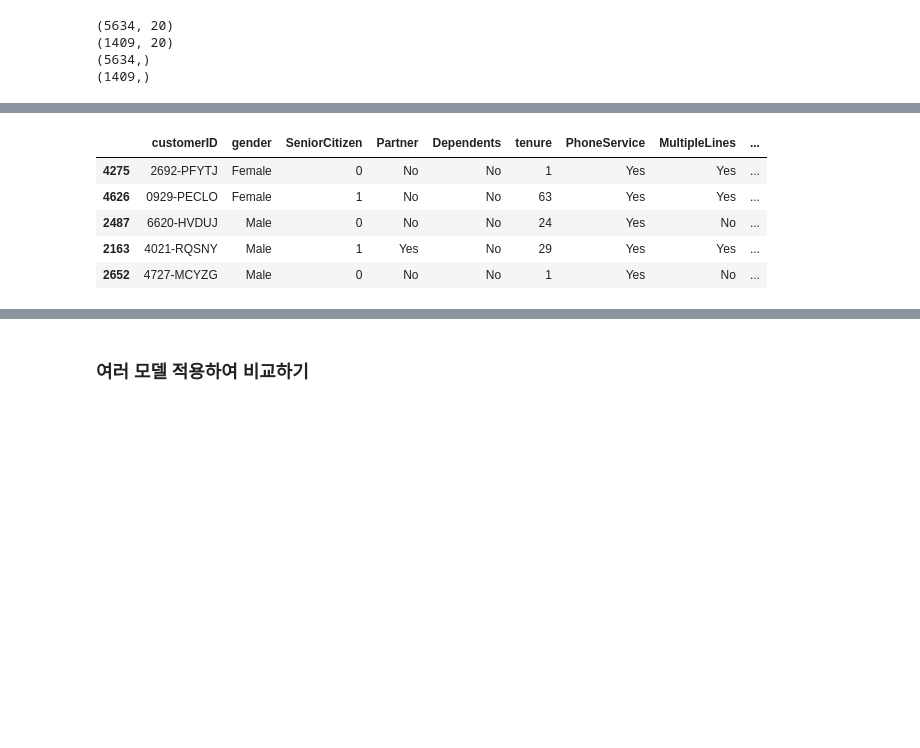
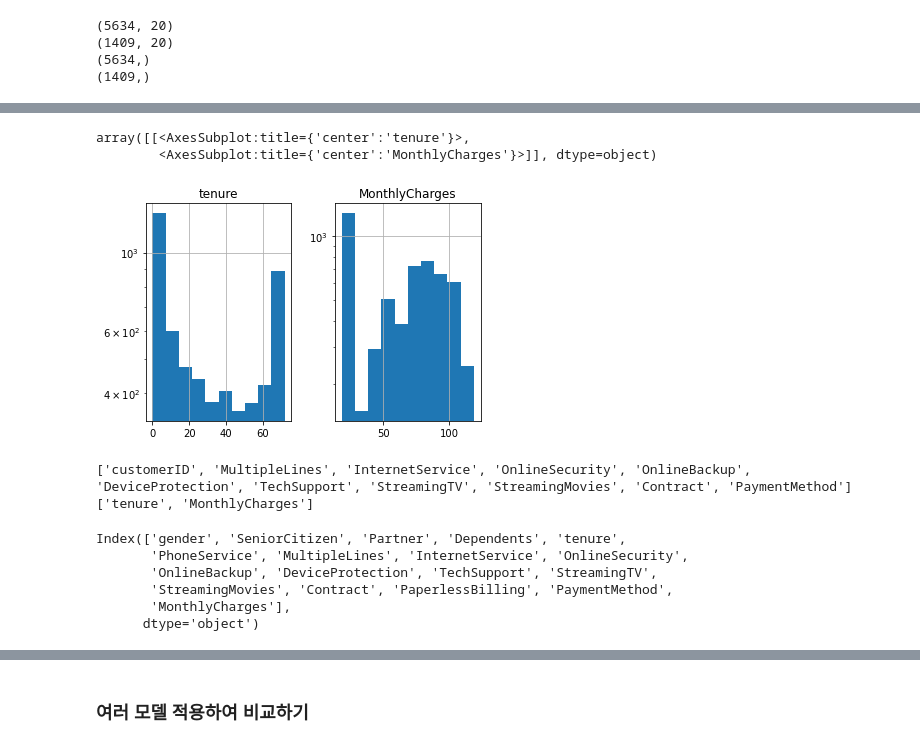
Before and after one commit to parkseonga/Kaggle_EDA, a Jupyter notebook: Practical training/Telco_Customer_Modeling.ipynb, the cells around one changed output, grey strips where cells are left out. Saved outputs shown, nothing was run; the diff lists cells and outputs as text; code cells hidden in the pictures; blank space fills up the shorter version.

```diff
--- a/Practical training/Telco_Customer_Modeling.ipynb
+++ b/Practical training/Telco_Customer_Modeling.ipynb
@@ -121 +174,13 @@ num_features.remove("Churn")
+# %%
+data_train[num_features].hist(log=True)
+# %% [output]
+array([[<AxesSubplot:title={'center':'tenure'}>,
+        <AxesSubplot:title={'center':'MonthlyCharges'}>]], dtype=object)
+[figure, added]
+# %%
+print(cate_features_not2)
+print(num_features)
+# %% [output]
+['customerID', 'MultipleLines', 'InternetService', 'OnlineSecurity', 'OnlineBackup', 'DeviceProtection', 'TechSupport', 'StreamingTV', 'StreamingMovies', 'Contract', 'PaymentMethod']
+['tenure', 'MonthlyCharges']
 # %%
@@ -123,5 +190,14 @@ scaler_pipeline = Pipeline([
     ('imputer', SimpleImputer(strategy="median")),
     ('scaler', MinMaxScaler(feature_range=(0,1))),
 ])
+# %%
+data_train.columns
+# %% [output]
+Index(['gender', 'SeniorCitizen', 'Partner', 'Dependents', 'tenure',
+       'PhoneService', 'MultipleLines', 'InternetService', 'OnlineSecurity',
+       'OnlineBackup', 'DeviceProtection', 'TechSupport', 'StreamingTV',
+       'StreamingMovies', 'Contract', 'PaperlessBilling', 'PaymentMethod',
+       'MonthlyCharges'],
+      dtype='object')
 # %%
 selector = ColumnTransformer([
@@ -133,9 +208,0 @@ X_prepared = selector.fit_transform(X_train)
-# %%
-X_train.head()
-# %% [output]
-|  | customerID | gender | SeniorCitizen | Partner | Dependents | tenure | PhoneService | MultipleLines | ... |
-| 4275 | 2692-PFYTJ | Female | 0 | No | No | 1 | Yes | Yes | ... |
-| 4626 | 0929-PECLO | Female | 1 | No | No | 63 | Yes | Yes | ... |
-| 2487 | 6620-HVDUJ | Male | 0 | No | No | 24 | Yes | No | ... |
-| 2163 | 4021-RQSNY | Male | 1 | Yes | No | 29 | Yes | Yes | ... |
-| 2652 | 4727-MCYZG | Male | 0 | No | No | 1 | Yes | No | ... |
```
Also changed, not shown: parts of 96 cells of this notebook.
